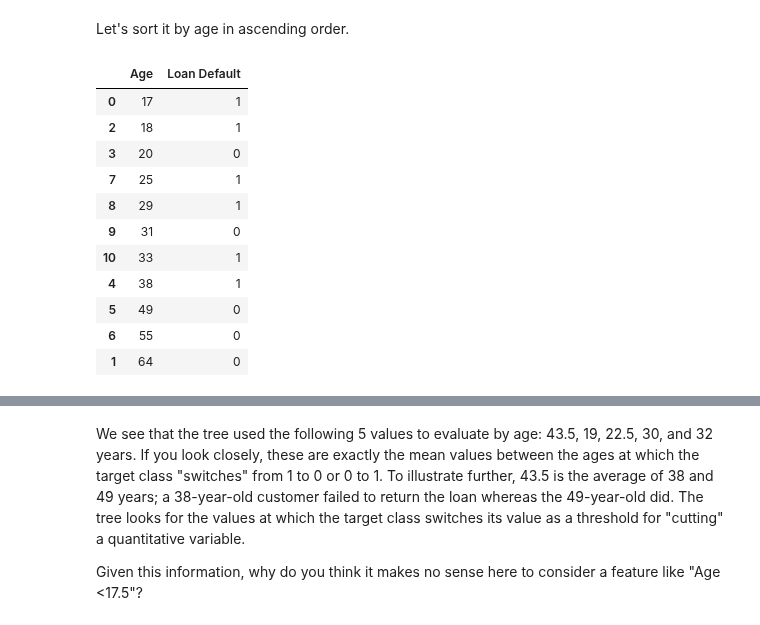
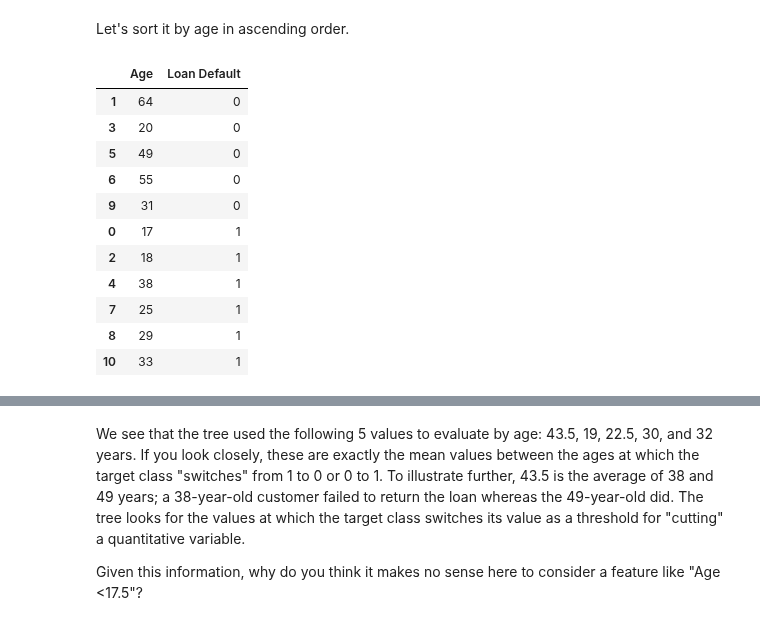
Before and after one commit to ulstu/ml, a Jupyter notebook: ml_course_en/lecture04. Decision trees. KNN. Logistic regression. Regularization/Lecture 04-01. decision_trees_kNN.ipynb, the cells around one changed output, grey strips where cells are left out. Drawn from its saved outputs; the diff is of its cells as text; code cells hidden in the pictures.

```diff
--- a/ml_course_en/lecture04. Decision trees. KNN. Logistic regression. Regularization/Lecture 04-01. decision_trees_kNN.ipynb
+++ b/ml_course_en/lecture04. Decision trees. KNN. Logistic regression. Regularization/Lecture 04-01. decision_trees_kNN.ipynb
@@ -245,20 +258,20 @@ data
 # %% [markdown]
 Let's sort it by age in ascending order.
 # %%
-data.sort_values('Age')
+data.sort_values('Loan Default')
 # %% [output]
 |  | Age | Loan Default |
+| 1 | 64 | 0 |
+| 3 | 20 | 0 |
+| 5 | 49 | 0 |
+| 6 | 55 | 0 |
+| 9 | 31 | 0 |
 | 0 | 17 | 1 |
 | 2 | 18 | 1 |
-| 3 | 20 | 0 |
+| 4 | 38 | 1 |
 | 7 | 25 | 1 |
 | 8 | 29 | 1 |
-| 9 | 31 | 0 |
 | 10 | 33 | 1 |
-| 4 | 38 | 1 |
-| 5 | 49 | 0 |
-| 6 | 55 | 0 |
-| 1 | 64 | 0 |
 # %%
 age_tree = DecisionTreeClassifier(random_state=17)
 age_tree.fit(data['Age'].values.reshape(-1, 1), data['Loan Default'].values)
```
Also changed, not shown: parts of 15 cells of this notebook, 7 other files.
